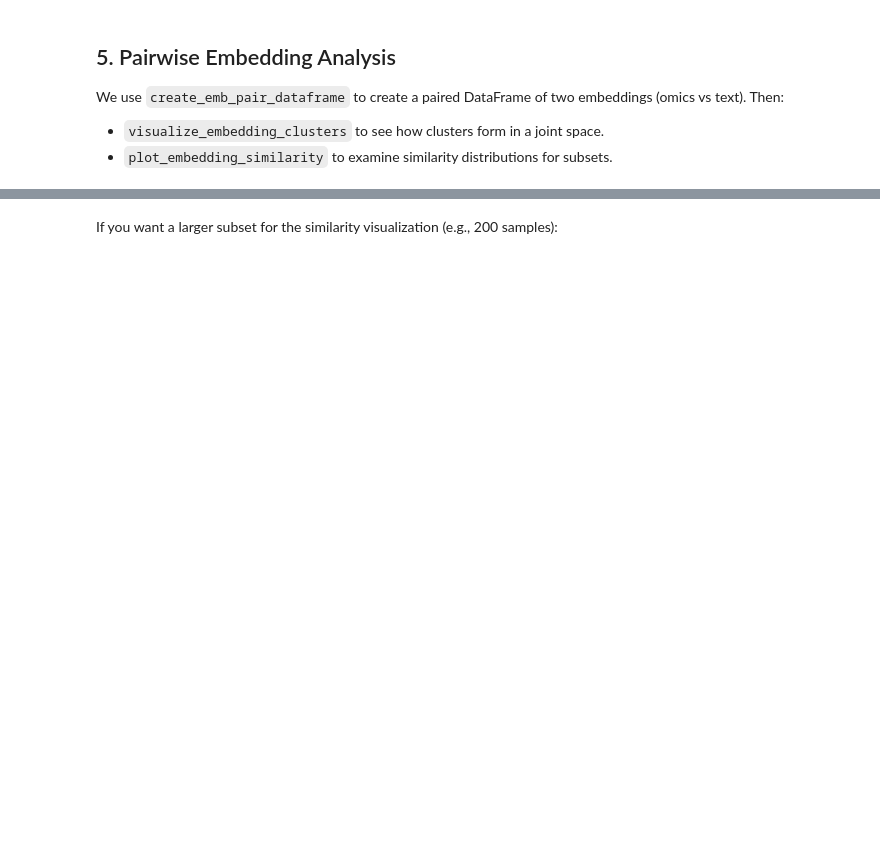
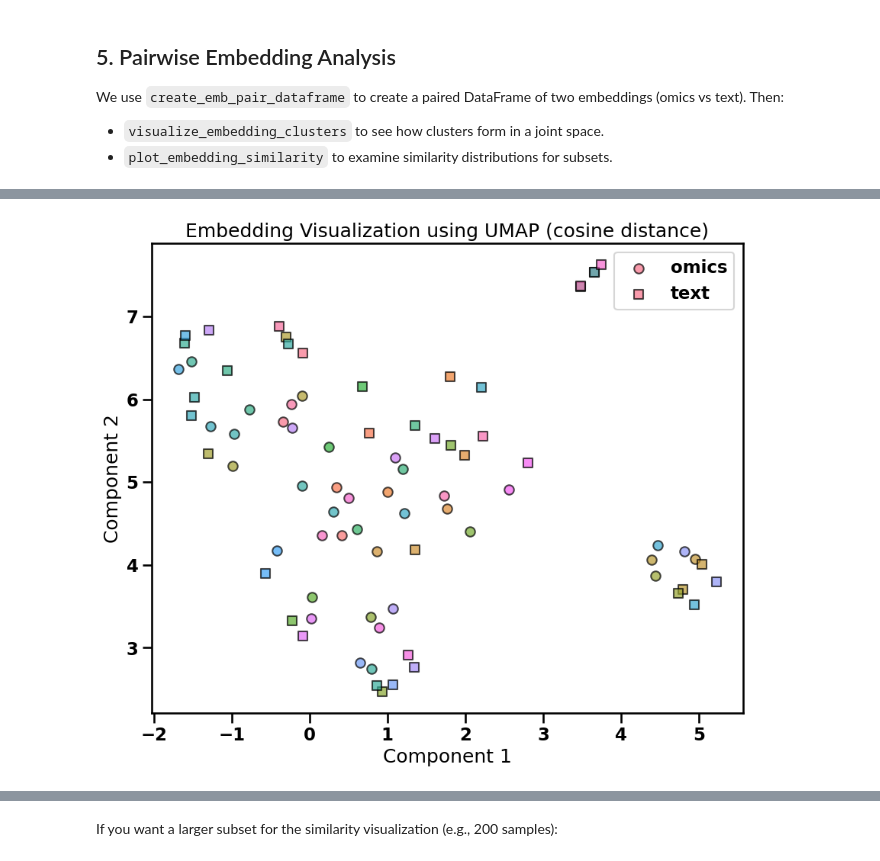
Before and after one commit to mengerj/mmcontext, a Jupyter notebook: exploratory/notebooks/eval_model.ipynb, the cells around one changed output, grey strips where cells are left out. Drawn from its saved outputs; the diff is of its cells as text; code cells hidden in the pictures; blank space fills up the shorter version.

```diff
--- a/exploratory/notebooks/eval_model.ipynb
+++ b/exploratory/notebooks/eval_model.ipynb
@@ -133,15 +187,18 @@ emb_pair_df = create_emb_pair_dataframe(
     adata,
     emb1_key="mmcontext_emb",
     emb2_key="mmcontext_text_emb",
-    subset_size=20,
+    subset_size=200,
     label_keys=[BATCH_KEY, LABEL_KEY],
 )
 
 logger.info("Visualizing embedding clusters with UMAP...")
-visualize_embedding_clusters(emb_pair_df, method="umap", metric="cosine", n_neighbors=15, min_dist=0.1, random_state=42)
+visualize_embedding_clusters(
+    emb_pair_df, method="umap", metric="cosine", n_neighbors=15, min_dist=0.1, random_state=42, n_samples=40
+)
 
 if SAVE_FIGURES:
     import matplotlib.pyplot as plt
 
     plt.savefig("emb_clusters.png", dpi=150)
     logger.info("Embedding clusters plot saved to emb_clusters.png")
+# %% [output]
@@ -148,2 +208,3 @@ if SAVE_FIGURES:
+[figure, added]
 # %%
 logger.info("Plot embedding similarity with subset=10...")
```
Also changed, not shown: parts of 16 cells of this notebook, 1 other file.
